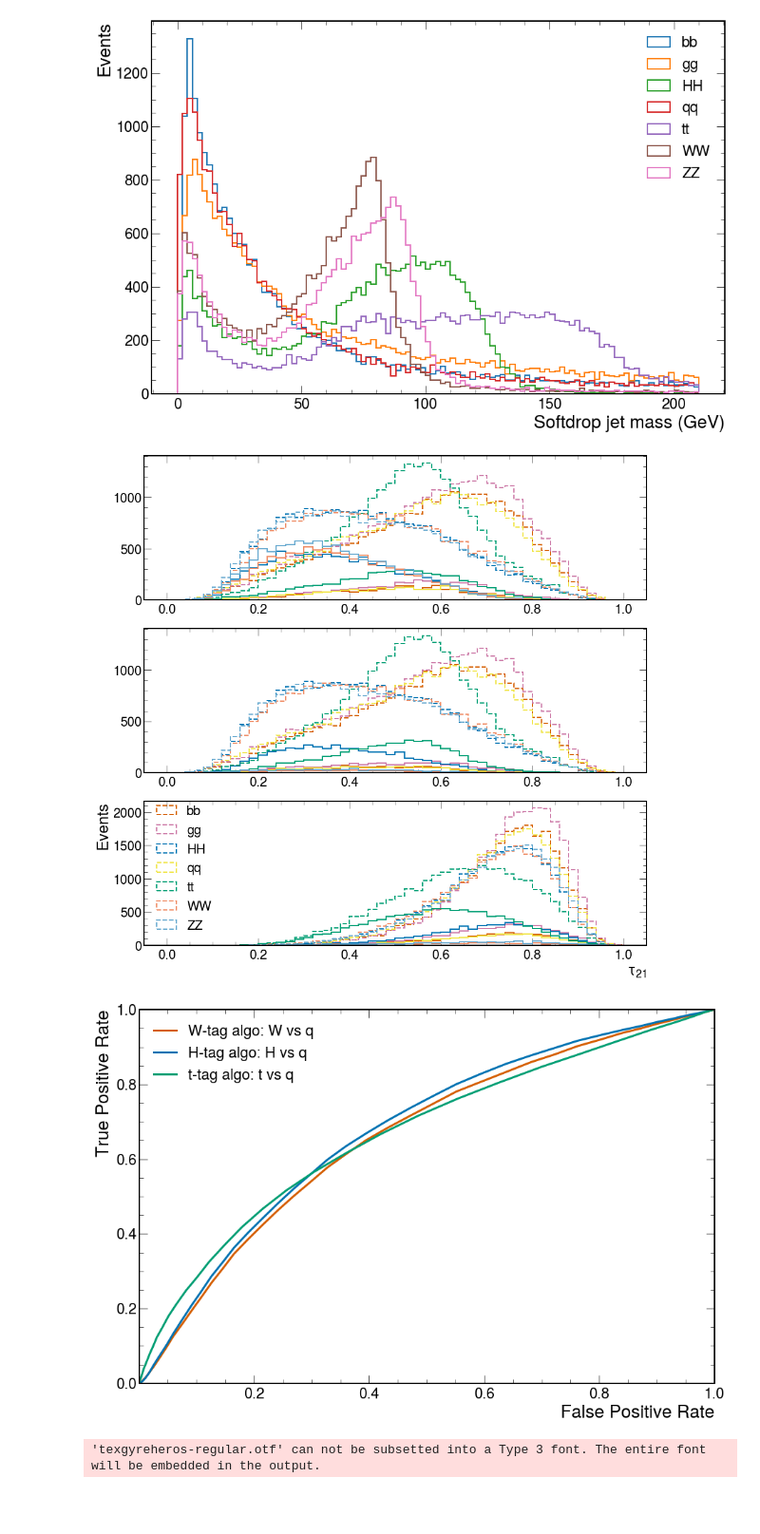
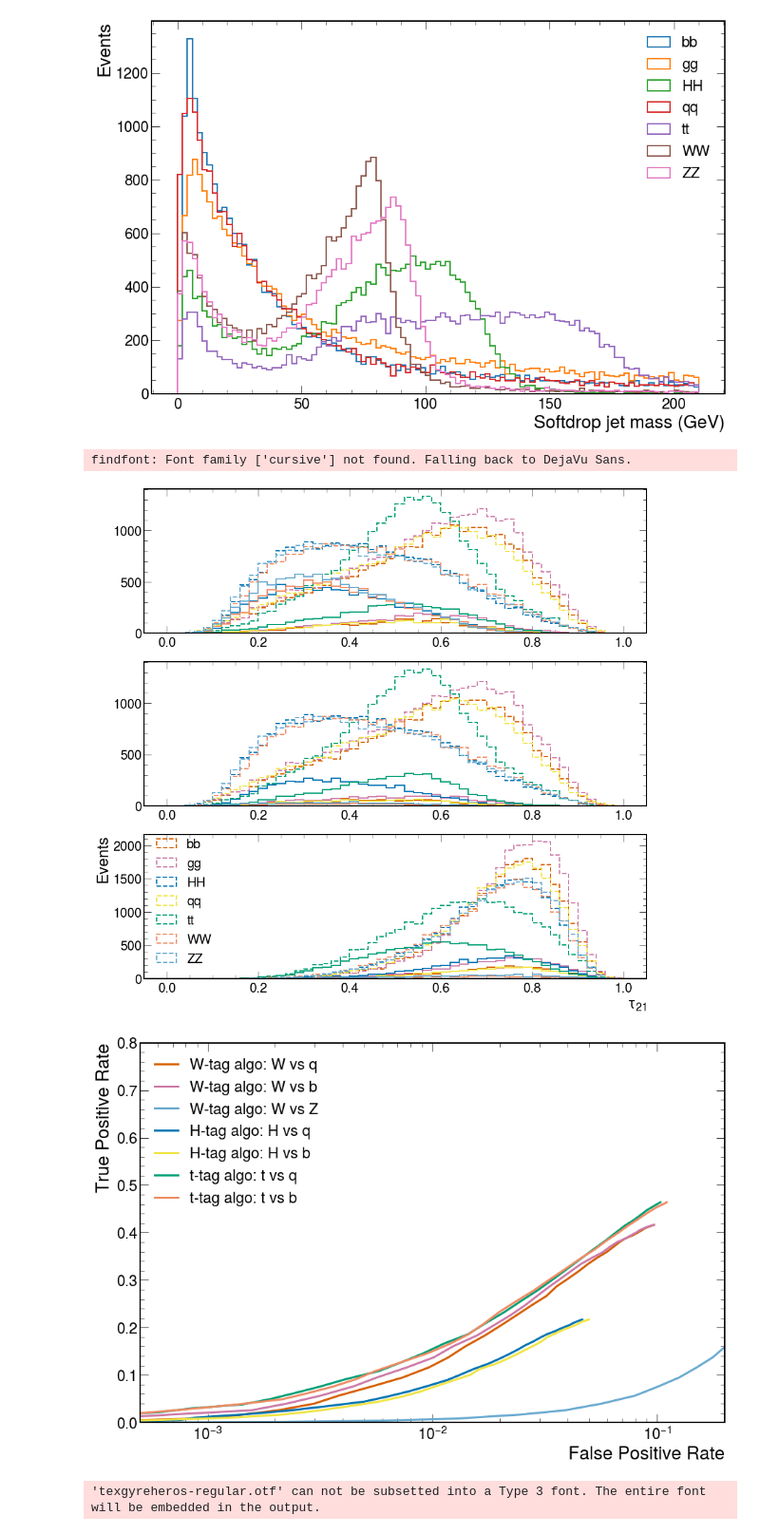
Before and after one commit to thaarres/jetTagging, a Jupyter notebook: jetTagging.ipynb, the cells around one changed output. Shown at 95% size. Drawn from its saved outputs; the diff is of its cells as text; code cells hidden in the pictures; blank space fills up the shorter version.

Commit message:
Fititing bug in ROC plot

```diff
--- a/jetTagging.ipynb
+++ b/jetTagging.ipynb
@@ -100,21 +100,24 @@ for i,signal in enumerate(signals):
     tps_H  = []
     tprs_t = []
     tps_t  = []
+    den_V = sum(n_den_Vtag[0:nbins])
+    den_H = sum(n_den_Htag[0:nbins])
+    den_t = sum(n_den_ttag[0:nbins])
     for bin in range(nbins):
-        tpr = sum(n_den_Vtag[0:50-bin])/sum(n_den_Vtag[0:nbins])
-        tp  = sum(n_den_Vtag[0:50-bin])
-        tprs_V.append(tpr)
-        tps_V.append(tp)
+        tprV = sum(n_num_Vtag[0:50-bin])/den_V
+        tpV  = sum(n_num_Vtag[0:50-bin])
+        tprs_V.append(tprV)
+        tps_V.append(tpV)
 
-        tpr = sum(n_den_Htag[0:50-bin])/sum(n_den_Htag[0:nbins])
-        tp  = sum(n_den_Htag[0:50-bin])
-        tprs_H.append(tpr)
-        tps_H.append(tp)
+        tprH = sum(n_num_Htag[0:50-bin])/den_H
+        tpH  = sum(n_num_Htag[0:50-bin])
+        tprs_H.append(tprH)
+        tps_H.append(tpH)
 
-        tpr = sum(n_den_ttag[0:50-bin])/sum(n_den_ttag[0:nbins])
-        tp  = sum(n_den_ttag[0:50-bin])
-        tprs_t.append(tpr)
-        tps_t.append(tp)
+        tprt = sum(n_num_ttag[0:50-bin])/den_t
+        tpt  = sum(n_num_ttag[0:50-bin])
+        tprs_t.append(tprt)
+        tps_t.append(tpt)
 
     tprs_Vtag[signal] = tprs_V
     tps_Vtag [signal] = tps_V
@@ -128,26 +131,28 @@ plt.ylabel('Events')
 axs[2].legend(loc='best',frameon=False)
 plt.show()
 # %% [output]
+findfont: Font family ['cursive'] not found. Falling back to DejaVu Sans.
 [figure]
 # %%
 #Make some ROCs for fun
 fig = plt.figure(figsize=(15,10))
 plt.plot(tprs_Vtag['qq'], tprs_Vtag['WW'], label='W-tag algo: W vs q',c=cols[0],linewidth=3)
-# plt.plot(tprs_Vtag['bb'], tprs_Vtag['WW'], label='WW vs bb',c=cols[1],linewidth=3)
+plt.plot(tprs_Vtag['bb'], tprs_Vtag['WW'], label='W-tag algo: W vs b',c=cols[1],linewidth=3)
+plt.plot(tprs_Vtag['ZZ'], tprs_Vtag['WW'], label='W-tag algo: W vs Z',c=cols[6],linewidth=3)
 plt.plot(tprs_Htag['qq'], tprs_Htag['HH'], label='H-tag algo: H vs q',c=cols[2],linewidth=3)
-# plt.plot(tprs_Htag['bb'], tprs_Htag['HH'], label='HH vs bb',c=cols[3],linewidth=3)
+plt.plot(tprs_Htag['bb'], tprs_Htag['HH'], label='H-tag algo: H vs b',c=cols[3],linewidth=3)
 plt.plot(tprs_ttag['qq'], tprs_ttag['tt'], label='t-tag algo: t vs q',c=cols[4],linewidth=3)
-# plt.plot(tprs_ttag['bb'], tprs_ttag['tt'], label='tt vs bb',c=cols[5],linewidth=3)
+plt.plot(tprs_ttag['bb'], tprs_ttag['tt'], label='t-tag algo: t vs b',c=cols[5],linewidth=3)
 
-# plt.semilogx()
+plt.semilogx()
 plt.ylabel("True Positive Rate")
 plt.xlabel("False Positive Rate")
-plt.xlim(0.0005,1.)
-plt.ylim(0.0,1.0)
+plt.xlim(0.0005,0.2)
+plt.ylim(0.0,0.8)
 plt.legend(loc='best',frameon=False)
 plt.show()
 fig.tight_layout()
 fig.savefig('roc_all.pdf')
 # %% [output]
-[figure, old version]
+[figure, new version]
 'texgyreheros-regular.otf' can not be subsetted into a Type 3 font. The entire font will be embedded in the output.
```
